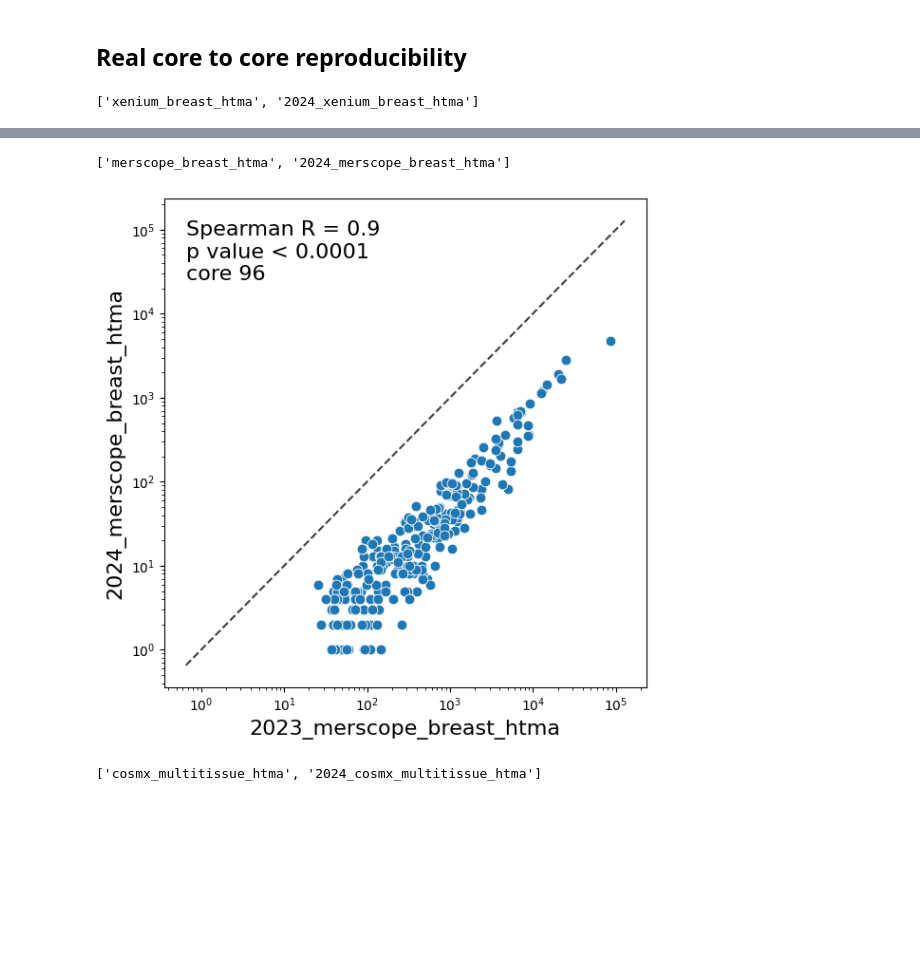
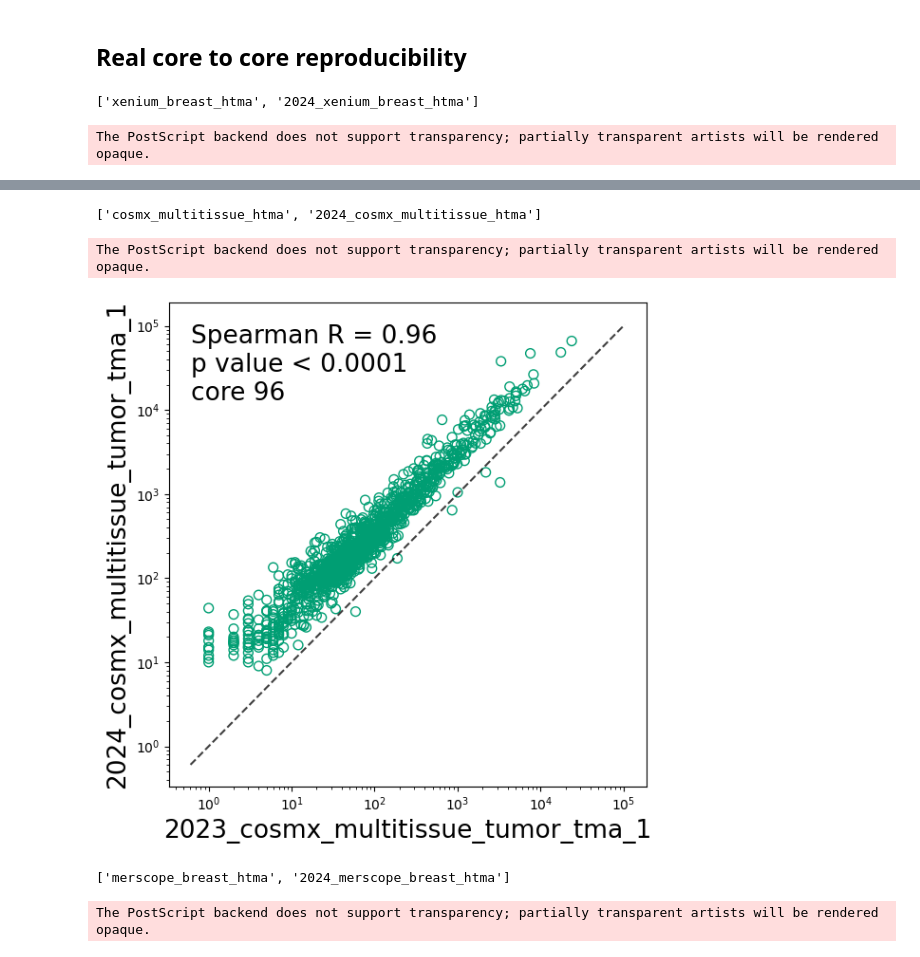
Before and after one commit to broadinstitute/ist_benchmarking, a Jupyter notebook: 03_gene_by_gene_plot.ipynb, the cells around one changed output, grey strips where cells are left out. Cells and saved outputs as stored; diff of their text form; code cells hidden in the pictures; blank space fills up the shorter version.

```diff
--- a/03_gene_by_gene_plot.ipynb
+++ b/03_gene_by_gene_plot.ipynb
@@ -466,16 +486,18 @@ for sample in SAMPLES:
 
 df_m['platform'] = df_m['sample'].apply(lambda x: name_parser(x)['platform'].upper())
 df_m['panel'] = df_m['sample'].apply(lambda x: name_parser(x)['panel'])
-
+df_m['sample'] = df_m['sample'].apply(lambda x: x.replace('htma','tumor_tma_1'))
 df_plot = df_m.copy()
 df_plot = df_plot.groupby(['sample','gene']).agg({metric: 'sum'}).reset_index()
 df_plot = df_plot.pivot(index = 'gene', columns = 'sample', values = 'count').reset_index()
 
 for count, sample_pair in enumerate([
-    ('xenium_breast_htma','2024_xenium_breast_htma'),
-    ('merscope_breast_htma','2024_merscope_breast_htma'),
-    ('cosmx_multitissue_htma','2024_cosmx_multitissue_htma')
+    ('xenium_breast_tumor_tma_1','2024_xenium_breast_tumor_tma_1'),
+    ('cosmx_multitissue_tumor_tma_1','2024_cosmx_multitissue_tumor_tma_1'),
+    ('merscope_breast_tumor_tma_1','2024_merscope_breast_tumor_tma_1')
     ]):
+
+    color_index = count + 1
 
     sample_1 = sample_pair[0]
     sample_2 = sample_pair[1]
@@ -489,8 +511,7 @@ for count, sample_pair in enumerate([
 
     # Scatter plot
     plt.figure(figsize=(6, 6))
-    color_index = 1
-    sns.scatterplot(data=df_pair, x=sample_1, y=sample_2, color=list(CB_COLORS_5.values())[color_index],edgecolor='none',s=100)
+    sns.scatterplot(data=df_pair, x=sample_1, y=sample_2,facecolor='none', edgecolor=list(CB_COLORS_5.values())[color_index],lw=1, s=50)
 
     # # Annotate genes
     # for idx, row in df_pair.iterrows():
@@ -507,14 +528,14 @@ for count, sample_pair in enumerate([
     lims1 = [np.min([plt.xlim(), plt.ylim()]), np.max([plt.xlim(), plt.ylim()])]
     lims2 = [np.max([plt.xlim(), plt.ylim()]), np.max([plt.xlim(), plt.ylim()])]
     plt.plot(lims1, lims1, 'k-.', alpha=0.75)
-    fontsize = 16
+    fontsize = 19
     plt.text(lims1[0], lims1[1], f"Spearman R = {round(r,2)}\np value {p}\nMedian fold = {round(df_pair['fold'].median(), 1)}", fontsize=fontsize, verticalalignment='top')
     # plt.text(lims2[0] * 0.2, lims2[1], f"x=y line", fontsize=fontsize, verticalalignment='top')
     plt.xlabel(f"2023_{sample_1}", fontsize=fontsize)
     plt.ylabel(sample_2, fontsize=fontsize)
     plt.tight_layout()
-    plt.savefig(f"{wd}/figures/Fig_2_Technical_Performance/Main_Fig_2_ABC_{sample_1}_vs_{sample_2}.png", bbox_inches='tight', transparent=True)
-    # plt.savefig(f"{wd}/figures/Fig_2_Technical_Performance/Main_Fig_2_ABC_{sample_1}_vs_{sample_2}.eps", bbox_inches='tight', transparent=True)
+    plt.savefig(f"{wd}/figures/Fig_1/Supp_Fig_1_{sample_1}_vs_{sample_2}_2024.png", bbox_inches='tight', transparent=True)
+    plt.savefig(f"{wd}/figures/Fig_1/Supp_Fig_1_{sample_1}_vs_{sample_2}_2024.eps", bbox_inches='tight', transparent=True)
     # plt.close()
     plt.show()
 # %% [output]
@@ -544,9 +568,14 @@ cores = []
 core_ps = []
 distances = []
 
-for sample_pair in [['xenium_breast_htma','2024_xenium_breast_htma'],
-                    ['merscope_breast_htma','2024_merscope_breast_htma'],
-                    ['cosmx_multitissue_htma','2024_cosmx_multitissue_htma']]:
+for count, sample_pair in enumerate([
+    ['xenium_breast_htma','2024_xenium_breast_htma'],
+    ['cosmx_multitissue_htma','2024_cosmx_multitissue_htma'],
+    ['merscope_breast_htma','2024_merscope_breast_htma']
+    ]):
+
+
+    color_index = count + 1
     print (sample_pair)
     metric = f'count'
     df_m = {}
@@ -577,20 +606,20 @@ for sample_pair in [['xenium_breast_htma','2024_xenium_breast_htma'],
         if core in [96]:
             # Scatter plot
             plt.figure(figsize=(6, 6))
-            sns.scatterplot(data=df_core_plot, x=sample_pair[0], y=sample_pair[1], s=60)
+            sns.scatterplot(data=df_core_plot, x=sample_pair[0], y=sample_pair[1], facecolor='none', edgecolor=list(CB_COLORS_5.values())[color_index],lw=1, s=50)
             # Log scale
             plt.xscale('log')
             plt.yscale('log')
             lims1 = [np.min([plt.xlim(), plt.ylim()]), np.max([plt.xlim(), plt.ylim()])]
             lims2 = [np.max([plt.xlim(), plt.ylim()]), np.max([plt.xlim(), plt.ylim()])]
             plt.plot(lims1, lims1, 'k--', alpha=0.75)
-            fontsize = 16
+            fontsize = 19
             plt.text(lims1[0], lims1[1], f"Spearman R = {round(r,2)}\np value {p}\ncore {core}", fontsize=fontsize, verticalalignment='top')
-            plt.xlabel(f"2023_{sample_pair[0]}", fontsize=fontsize)
-            plt.ylabel(sample_pair[1], fontsize=fontsize)
+            plt.xlabel(f"2023_{sample_pair[0].replace('htma','tumor_tma_1')}", fontsize=fontsize)
+            plt.ylabel(sample_pair[1].replace('htma','tumor_tma_1'), fontsize=fontsize)
             plt.tight_layout()
-            plt.savefig(f"{wd}/figures/Fig_1/supp_1_Core_{core}_{sample_pair[0].split('_')[0]}_reproducibility.png", bbox_inches='tight')
-            # plt.savefig(f"{wd}/figures/Fig_1/supp_1_Core_{core}_{sample_pair[0].split('_')[0]}_reproducibility.eps", bbox_inches='tight')
+            plt.savefig(f"{wd}/figures/Fig_1/supp_1_Core_{core}_{sample_pair[0].split('_')[0]}_reproducibility_2024.png", bbox_inches='tight')
+            plt.savefig(f"{wd}/figures/Fig_1/supp_1_Core_{core}_{sample_pair[0].split('_')[0]}_reproducibility_2024.eps", bbox_inches='tight')
             plt.show()
             plt.close()
 
@@ -600,3 +629,4 @@ for sample_pair in [['xenium_breast_htma','2024_xenium_breast_htma'],
         distances.append(mean_distance)
 # %% [output]
 ['xenium_breast_htma', '2024_xenium_breast_htma']
+The PostScript backend does not support transparency; partially transparent artists will be rendered opaque.
@@ -604,3 +634,5 @@ for sample_pair in [['xenium_breast_htma','2024_xenium_breast_htma'],
-['merscope_breast_htma', '2024_merscope_breast_htma']
+['cosmx_multitissue_htma', '2024_cosmx_multitissue_htma']
+The PostScript backend does not support transparency; partially transparent artists will be rendered opaque.
-[figure, old version]
+[figure, new version]
-['cosmx_multitissue_htma', '2024_cosmx_multitissue_htma']
+['merscope_breast_htma', '2024_merscope_breast_htma']
+The PostScript backend does not support transparency; partially transparent artists will be rendered opaque.
```
Also changed, not shown: parts of 10 cells of this notebook, 7 other files.
